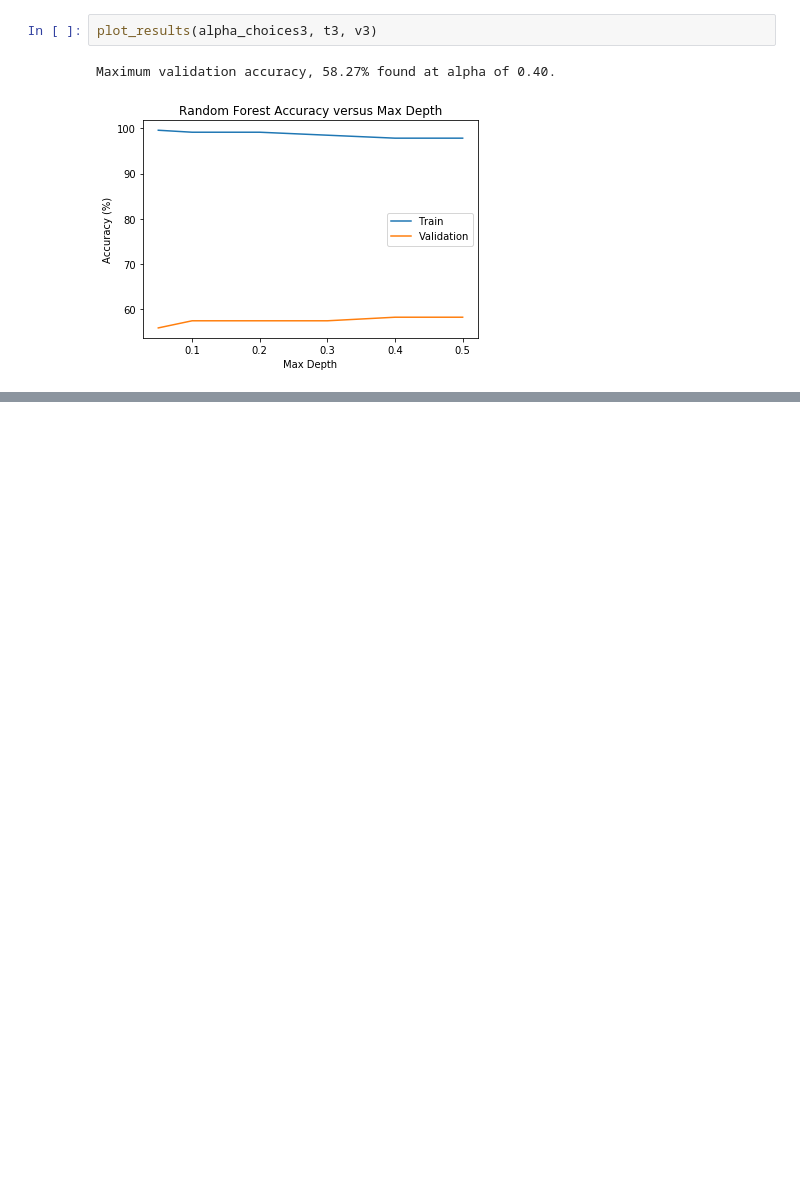
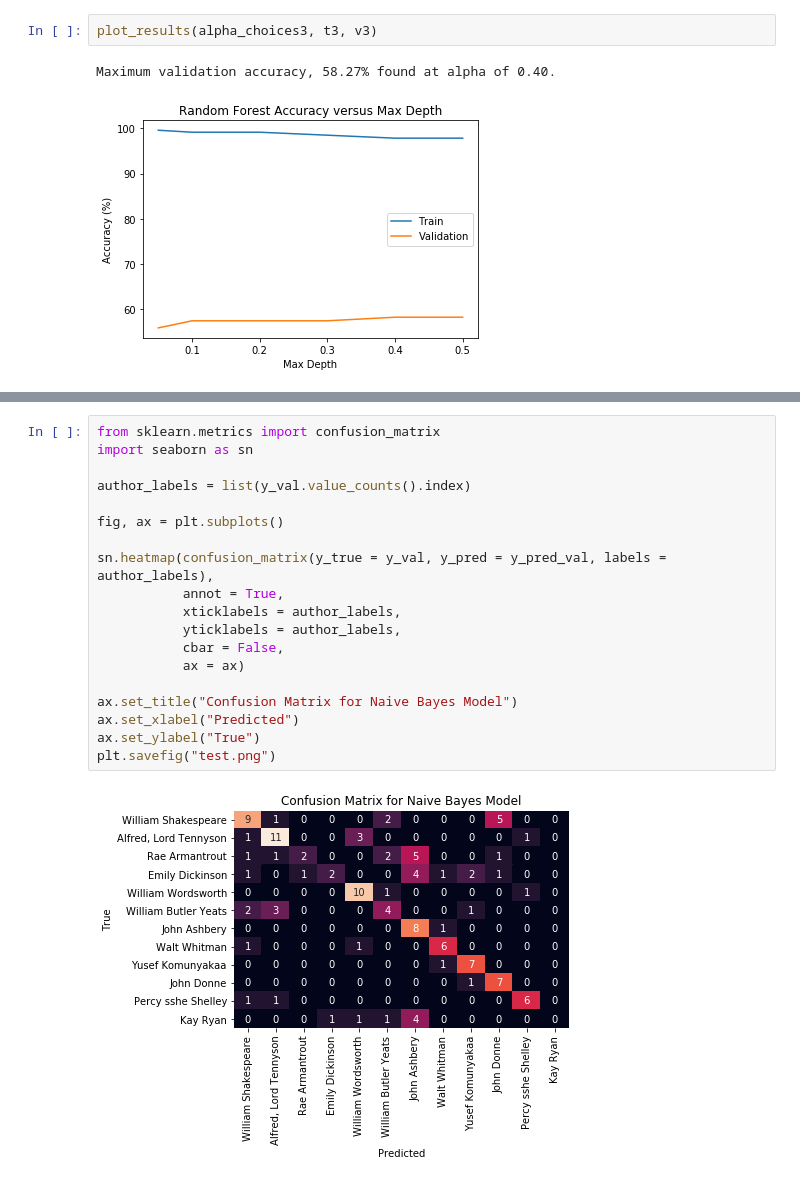
Before and after one commit to mixerupper/nlp-poetry-authorship, a Jupyter notebook: code/03-notebooks/03a-Multinomial Naive Bayes.ipynb, the cells around one changed output, grey strips where cells are left out. Saved outputs shown, nothing was run; the diff lists cells and outputs as text; blank space fills up the shorter version.

```diff
--- a/code/03-notebooks/03a-Multinomial Naive Bayes.ipynb
+++ b/code/03-notebooks/03a-Multinomial Naive Bayes.ipynb
@@ -138,0 +193,21 @@ Maximum validation accuracy, 58.27% found at alpha of 0.40.
+# %%
+from sklearn.metrics import confusion_matrix
+import seaborn as sn
+
+author_labels = list(y_val.value_counts().index)
+
+fig, ax = plt.subplots()
+
+sn.heatmap(confusion_matrix(y_true = y_val, y_pred = y_pred_val, labels = author_labels),
+           annot = True,
+           xticklabels = author_labels,
+           yticklabels = author_labels,
+           cbar = False,
+           ax = ax)
+
+ax.set_title("Confusion Matrix for Naive Bayes Model")
+ax.set_xlabel("Predicted")
+ax.set_ylabel("True")
+plt.savefig("test.png")
+# %% [output]
+[figure, added]
```
Also changed, not shown: parts of 11 cells of this notebook, 7 other files.
